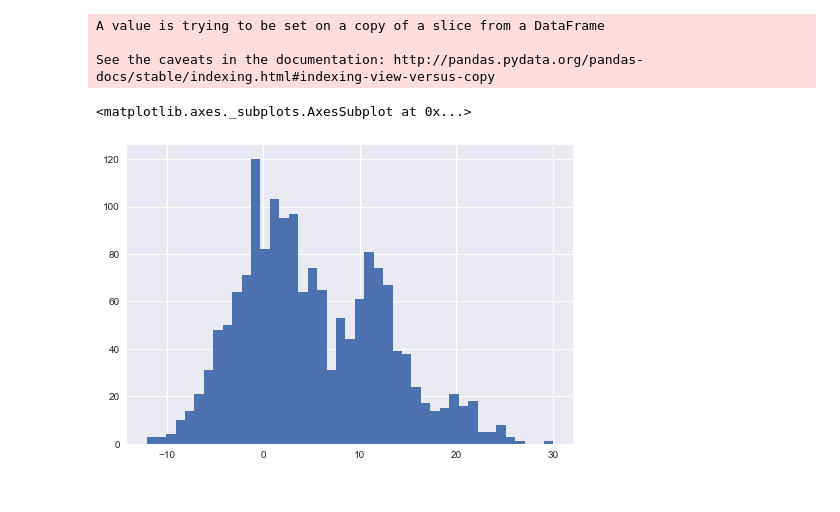
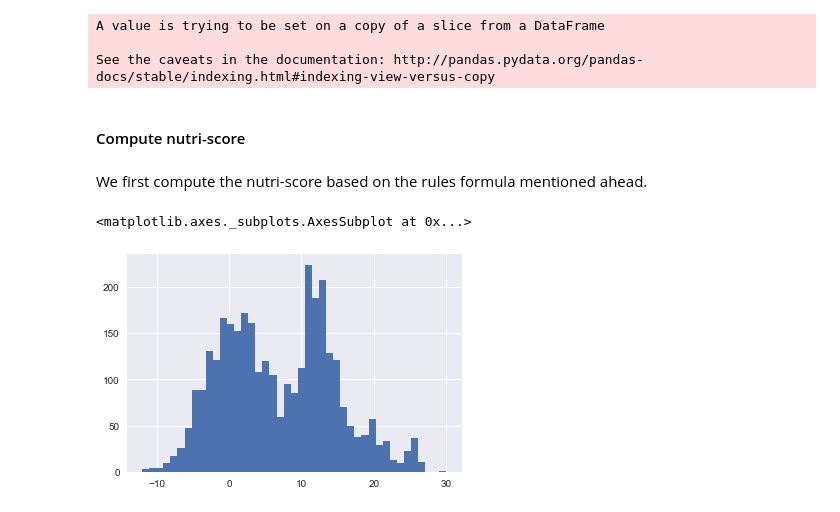
Before and after one commit to Painguin/smart_rams_project, a Jupyter notebook: Project.ipynb, the cells around one changed output. Saved outputs shown, nothing was run; the diff lists cells and outputs as text; code cells hidden in the pictures.

```diff
--- a/Project.ipynb
+++ b/Project.ipynb
@@ -248,4 +222,4 @@ A value is trying to be set on a copy of a slice from a DataFrame
 See the caveats in the documentation: http://pandas.pydata.org/pandas-docs/stable/indexing.html#indexing-view-versus-copy
   self._update_inplace(new_data)
 # %%
-beverages = data[data['Category'] == 'Beverages']
+beverages = data.query('Category == "Beverages"')
@@ -252,22 +228,28 @@ beverages = data[data['Category'] == 'Beverages']
 # %%
-energy_bins = [data['energy_100g'].min(), 335, 670, 1005, 1340, 1675, 2010, 2345, 2680, 3015, 3350, data['energy_100g'].max()]
+# energy
+energy_bins = [data['energy_100g'].min() - 1, 335, 670, 1005, 1340, 1675, 2010, 2345, 2680, 3015, 3350, data['energy_100g'].max()]
 data['energy_points'] = pd.cut(data['energy_100g'], energy_bins, labels=range(11)).astype(float)
 
+# energy for beverages
 bev_energy_bins = [beverages['energy_100g'].min() - 1, 0, 30, 60, 90, 120, 150, 180, 210, 240, 270, beverages['energy_100g'].max()]
 bev_energy_points = pd.cut(beverages['energy_100g'], bev_energy_bins, labels=range(11), include_lowest=True)
 data['energy_points'][bev_energy_points.index] = bev_energy_points
 
-fat_bins = [data['fat_100g'].min(), 1, 2, 3, 4, 5, 6, 7, 8, 9, 10, data['fat_100g'].max()]
+# fat
+fat_bins = [data['fat_100g'].min() - 1, 1, 2, 3, 4, 5, 6, 7, 8, 9, 10, data['fat_100g'].max()]
 data['fat_points'] = pd.cut(data['fat_100g'], fat_bins, labels=range(11)).astype(float)
 
-sugar_bins = [data['sugars_100g'].min(), 4.5, 9, 13.5, 18, 22.5, 27, 31, 36, 40, 45, data['sugars_100g'].max()]
+# sugar
+sugar_bins = [data['sugars_100g'].min() - 1, 4.5, 9, 13.5, 18, 22.5, 27, 31, 36, 40, 45, data['sugars_100g'].max()]
 data['sugar_points'] = pd.cut(data['sugars_100g'], sugar_bins, labels=range(11)).astype(float)
 
+# sugar for beverages
 bev_sugar_bins = [beverages['sugars_100g'].min() - 1, 0, 1.5, 3, 4.5, 6, 7.5, 9, 10.5, 12, 13.5, beverages['sugars_100g'].max()]
 bev_sugar_points = pd.cut(beverages['sugars_100g'], bev_sugar_bins, labels=range(11))
 data['sugar_points'][bev_sugar_points.index] = bev_sugar_points
 
-sodium_bins = [data['sodium_100g'].min(), 90, 180, 270, 360, 450, 540, 630, 720, 810, 900, data['sodium_100g'].max()]
+# sodium
+sodium_bins = [data['sodium_100g'].min() - 1, 90, 180, 270, 360, 450, 540, 630, 720, 810, 900, data['sodium_100g'].max()]
 data['sodium_points'] = pd.cut(data['sodium_100g'], sodium_bins, labels=range(11)).astype(float)
 
 data['points_A'] = data['energy_points'] + data['fat_points'] + data['sugar_points'] + data['sodium_points']
@@ -283,16 +266,20 @@ See the caveats in the documentation: http://pandas.pydata.org/pandas-docs/stabl
 # %%
-fvn_bins = [data['fruits-vegetables-nuts_100g'].min(), 40, 60, 80, data['fruits-vegetables-nuts_100g'].max()]
+# fruits-vegetables-nuts
+fvn_bins = [data['fruits-vegetables-nuts_100g'].min() - 1, 40, 60, 80, data['fruits-vegetables-nuts_100g'].max()]
 data['fvn_points'] = pd.cut(data['fruits-vegetables-nuts_100g'], fvn_bins, labels=[0,1,2,5]).astype(float)
 
+# fruits-vegetables-nuts for beverages
 bev_fvn_bins = [beverages['fruits-vegetables-nuts_100g'].min() - 1, 40, 60, 80, beverages['fruits-vegetables-nuts_100g'].max()]
 bev_fvn_points = pd.cut(beverages['fruits-vegetables-nuts_100g'], bev_fvn_bins, labels=[0,2,4,10])
 data['fvn_points'][bev_fvn_points.index] = bev_fvn_points
 
-fiber_bins = [data['fiber_100g'].min(), 0.9, 1.9, 2.8, 3.7, 4.7, data['fiber_100g'].max()]
+# fiber
+fiber_bins = [data['fiber_100g'].min() - 1, 0.9, 1.9, 2.8, 3.7, 4.7, data['fiber_100g'].max()]
 data['fiber_points'] = pd.cut(data['fiber_100g'], fiber_bins, labels=range(6)).astype(float)
 data['fiber_points'].fillna(0, inplace=True)
 
-proteins_bins = [data['proteins_100g'].min(), 1.6, 3.2, 4.8, 6.4, 8.0, data['proteins_100g'].max()]
+# proteins
+proteins_bins = [data['proteins_100g'].min() - 1, 1.6, 3.2, 4.8, 6.4, 8.0, data['proteins_100g'].max()]
 data['proteins_points'] = pd.cut(data['proteins_100g'], proteins_bins, labels=range(6)).astype(float)
 
 data['points_C'] = data['fvn_points'] + data['fiber_points'] + data['proteins_points']
@@ -300,6 +287,10 @@ data['points_C'] = data['fvn_points'] + data['fiber_points'] + data['proteins_po
 A value is trying to be set on a copy of a slice from a DataFrame
 
 See the caveats in the documentation: http://pandas.pydata.org/pandas-docs/stable/indexing.html#indexing-view-versus-copy
+# %% [markdown]
+#### Compute nutri-score
+# %% [markdown]
+We first compute the nutri-score based on the rules formula mentioned ahead.
 # %%
 def compute_score(row):
     A = row['points_A']
@@ -311,9 +302,9 @@ def compute_score(row):
     else:
         return A - (fiber + fvn)
 # %%
-data['score'] = data.apply(compute_score, axis=1)
+data['nutri-score'] = data.apply(compute_score, axis=1)
 # %%
-data['score'].hist(bins=int(data['score'].max() - data['score'].min() + 1))
+data['nutri-score'].hist(bins=int(data['nutri-score'].max() - data['nutri-score'].min() + 1))
 # %% [output]
 <matplotlib.axes._subplots.AxesSubplot at 0x...>
-[figure, old version]
+[figure, new version]
```
Also changed, not shown: parts of 43 cells of this notebook.
